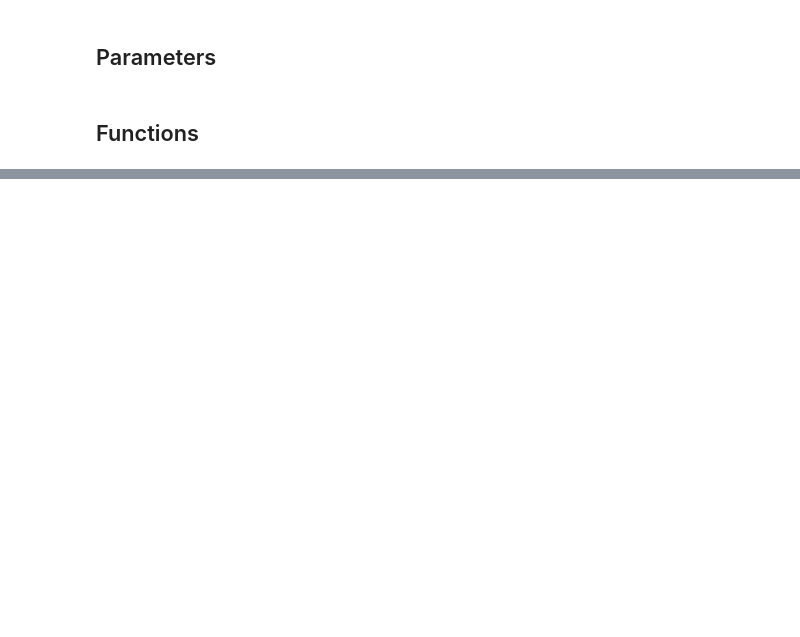
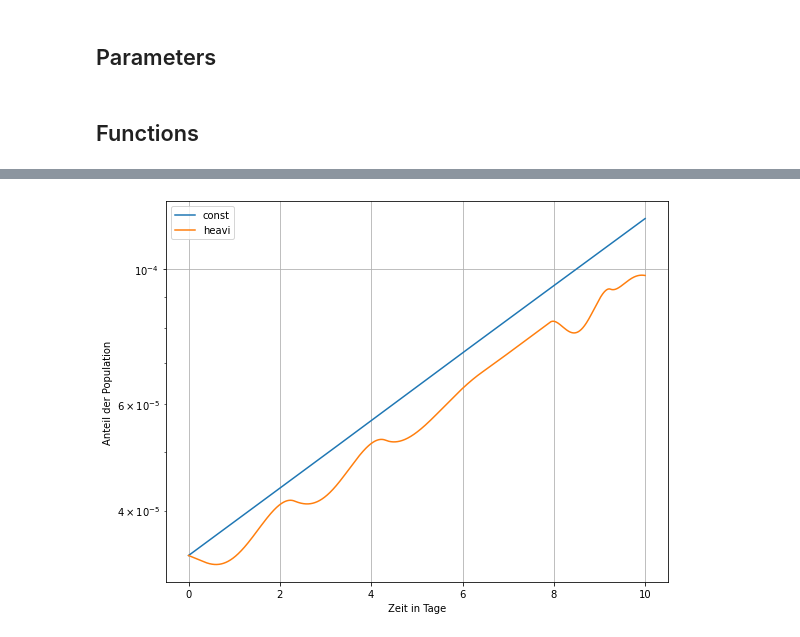
Before and after one commit to torbensun/Modeling-Of-Epidemics-With-Compartmental-And-Network-Models, a Jupyter notebook: Project.ipynb, the cells around one changed output, grey strips where cells are left out. Cells and saved outputs as stored; diff of their text form; code cells hidden in the pictures; blank space fills up the shorter version.

Commit message:
cool plots

```diff
--- a/Project.ipynb
+++ b/Project.ipynb
@@ -128,7 +128,7 @@ def function_of_system(timestep, functions,  data, methode, t0):
         for i in range(data.dimension):
             # see LaTeX for equations
             # dS/dt
-            dfuncdt[i] =  - tt * functions[i] * functions[i + data.dimension] - (1 - tt) * data.alpha * (Neff[i] * functions[i] * Ieff[i] / data.N[i] + functions[i] / data.N[i] * np.sum(data.commutersFrom(i) * Ieff))
+            dfuncdt[i] =  - tt * data.alpha *  functions[i] * functions[i + data.dimension] - (1 - tt) * data.alpha * (Neff[i] * functions[i] * Ieff[i] / data.N[i] + functions[i] / data.N[i] * np.sum(data.commutersFrom(i) * Ieff))
 
             # dI/dt \propto -dSdt
             dfuncdt[i + data.dimension] = - dfuncdt[i] - data.beta * functions[i + data.dimension]
@@ -152,7 +152,7 @@ def function_of_system(timestep, functions,  data, methode, t0):
         for i in range(data.dimension):
             # see LaTeX for equations
             # dS/dt
-            dfuncdt[i] = - (periodic_heaviside(timestep, t0[0]) + periodic_heaviside(timestep, t0[2]) - 1) * functions[i] * functions[i + data.dimension] - (periodic_heaviside(timestep, t0[1]) - periodic_heaviside(timestep, t0[2])) * data.alpha * (Neff[i] * functions[i] * Ieff[i] / data.N[i] + functions[i] / data.N[i] * np.sum(data.commutersFrom(i) * Ieff))
+            dfuncdt[i] = - data.alpha * (periodic_heaviside(timestep, t0[0]) + periodic_heaviside(timestep, t0[2]) - 1) * functions[i] * functions[i + data.dimension] - (periodic_heaviside(timestep, t0[1]) - periodic_heaviside(timestep, t0[2])) * data.alpha * (Neff[i] * functions[i] * Ieff[i] / data.N[i] + functions[i] / data.N[i] * np.sum(data.commutersFrom(i) * Ieff))
 
             # dI/dt \propto -dSdt
             dfuncdt[i + data.dimension] = - dfuncdt[i] - data.beta * functions[i + data.dimension]
@@ -241,0 +181,39 @@ constant took: 0.06430912017822266 heaviside took: 0.822479248046875
+# %%
+dimension = 38
+a =  np.loadtxt("./Internal Data/initial_data.txt")
+initCond = np.zeros(dimension*4)
+
+b = np.genfromtxt("./Internal Data/initial_data.txt")
+
+
+for i in range(dimension):
+    initCond[i] = b[i, 0]
+    initCond[i + dimension] = b[i, 1]
+    initCond[i + 2*dimension] = b[i, 2]
+    initCond[i + 3*dimension] = b[i, 3]
+
+
+N = region_setup(dimension)[0]
+
+
+tzero = np.array([0, 0.4, 0.8])
+
+
+simulation001 = Data(0.2, 1/14, dimension, "Pendler.txt", 0.6, import_rki_data(N, 7)[2])
+
+t = np.linspace(0, 100, 100000)
+
+sol1 = sci.solve_ivp(fun=function_of_system, t_span=(0, 100), y0=initCond, method="RK45", args=(simulation001, "heaviside", tzero), t_eval=t)
+sol = sci.solve_ivp(fun=function_of_system, t_span=(0, 100), y0=initCond, method="RK45", args=(simulation001, "constant", tzero), t_eval=t, dense_output=True)
+# %%
+fig = plt.figure(figsize=(9, 7))
+plt.plot(sol.t[:10000], sol.y[43, :10000], label="const")
+plt.plot(sol1.t[:10000], sol1.y[43, :10000], label="heavi")
+plt.legend(loc="upper left")
+plt.grid()
+plt.yscale("log")
+plt.xlabel("Zeit in Tage")
+plt.ylabel("Anteil der Population")
+plt.show()
+# %% [output]
+[figure, added]
```
Also changed, not shown: parts of 16 cells of this notebook, 2 other files.
